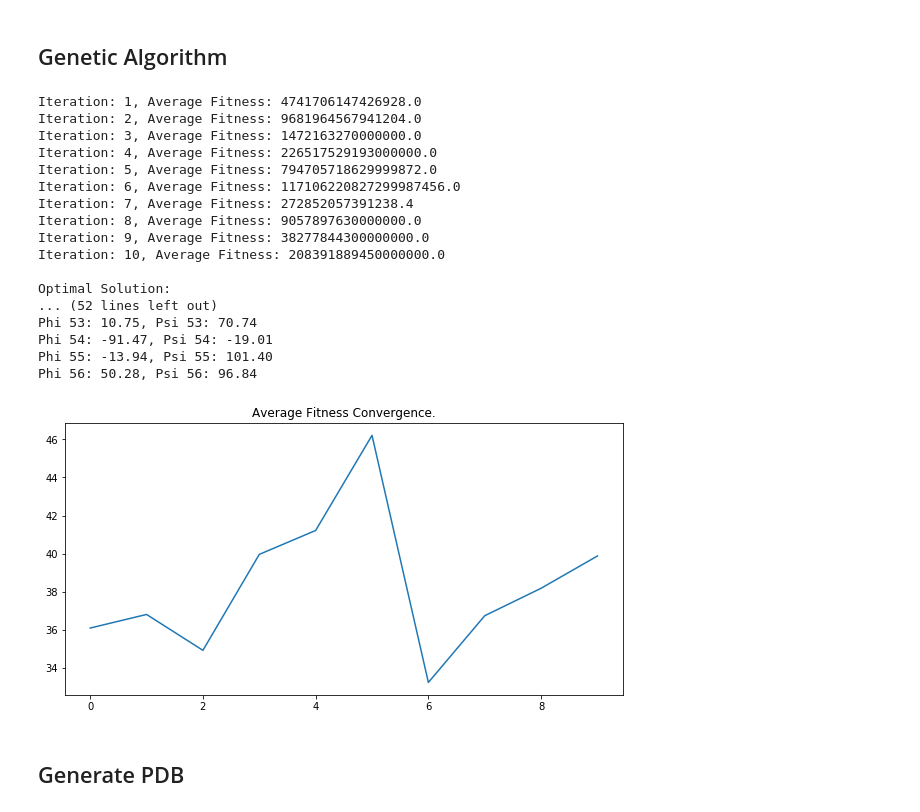
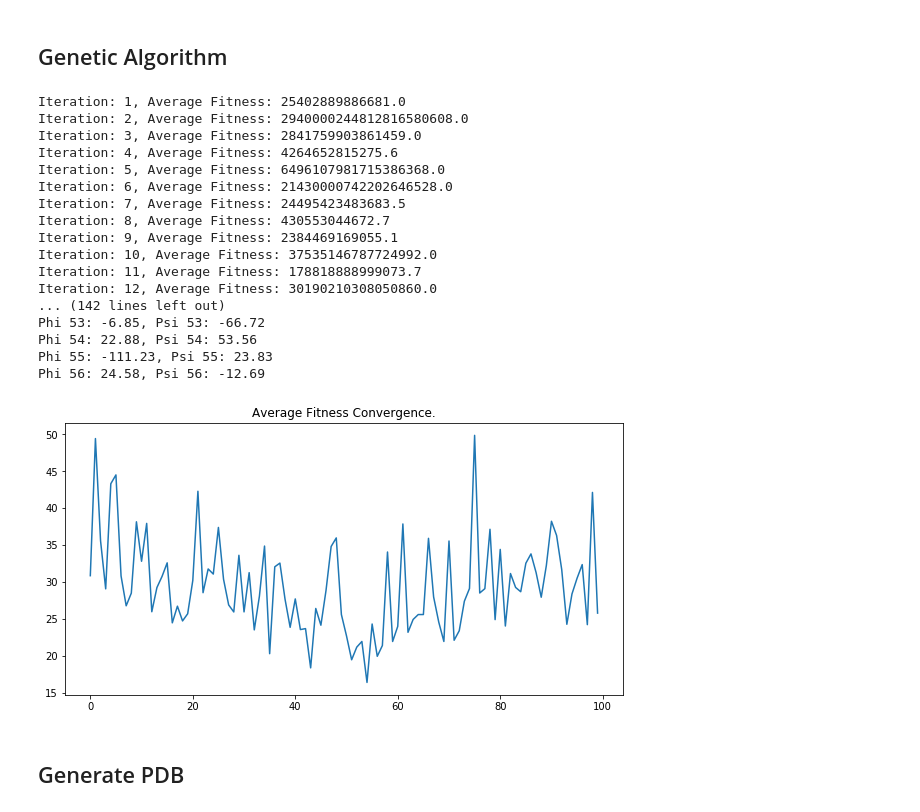
Before and after one commit to cristianl1251/structural-bioinformatics, a Jupyter notebook: assignment_4/Protein Structure Prediction.ipynb, the cells around one changed output. Cells and saved outputs as stored; diff of their text form; code cells hidden in the pictures.

```diff
--- a/assignment_4/Protein Structure Prediction.ipynb
+++ b/assignment_4/Protein Structure Prediction.ipynb
@@ -330,26 +330,26 @@ class GeneticAlgorithm:
 # %%
 ga = GeneticAlgorithm(sequence, 10)
 # %%
-phis_psis = ga.optimize(10)
+phis_psis = ga.optimize(100)
 # %% [output]
-Iteration: 1, Average Fitness: 4741706147426928.0
-Iteration: 2, Average Fitness: 9681964567941204.0
-Iteration: 3, Average Fitness: 1472163270000000.0
-Iteration: 4, Average Fitness: 226517529193000000.0
-Iteration: 5, Average Fitness: 794705718629999872.0
-Iteration: 6, Average Fitness: 117106220827299987456.0
-Iteration: 7, Average Fitness: 272852057391238.4
-Iteration: 8, Average Fitness: 9057897630000000.0
-Iteration: 9, Average Fitness: 38277844300000000.0
-Iteration: 10, Average Fitness: 208391889450000000.0
-
-Optimal Solution:
-... (52 lines left out)
-Phi 53: 10.75, Psi 53: 70.74
-Phi 54: -91.47, Psi 54: -19.01
-Phi 55: -13.94, Psi 55: 101.40
-Phi 56: 50.28, Psi 56: 96.84
+Iteration: 1, Average Fitness: 25402889886681.0
+Iteration: 2, Average Fitness: 2940000244812816580608.0
+Iteration: 3, Average Fitness: 2841759903861459.0
+Iteration: 4, Average Fitness: 4264652815275.6
+Iteration: 5, Average Fitness: 6496107981715386368.0
+Iteration: 6, Average Fitness: 21430000742202646528.0
+Iteration: 7, Average Fitness: 24495423483683.5
+Iteration: 8, Average Fitness: 430553044672.7
+Iteration: 9, Average Fitness: 2384469169055.1
+Iteration: 10, Average Fitness: 37535146787724992.0
+Iteration: 11, Average Fitness: 178818888999073.7
+Iteration: 12, Average Fitness: 30190210308050860.0
+... (142 lines left out)
+Phi 53: -6.85, Psi 53: -66.72
+Phi 54: 22.88, Psi 54: 53.56
+Phi 55: -111.23, Psi 55: 23.83
+Phi 56: 24.58, Psi 56: -12.69
-[figure, old version]
+[figure, new version]
 # %% [markdown]
 ## Generate PDB
 # %%
```
Also changed, not shown: parts of 13 cells of this notebook.
